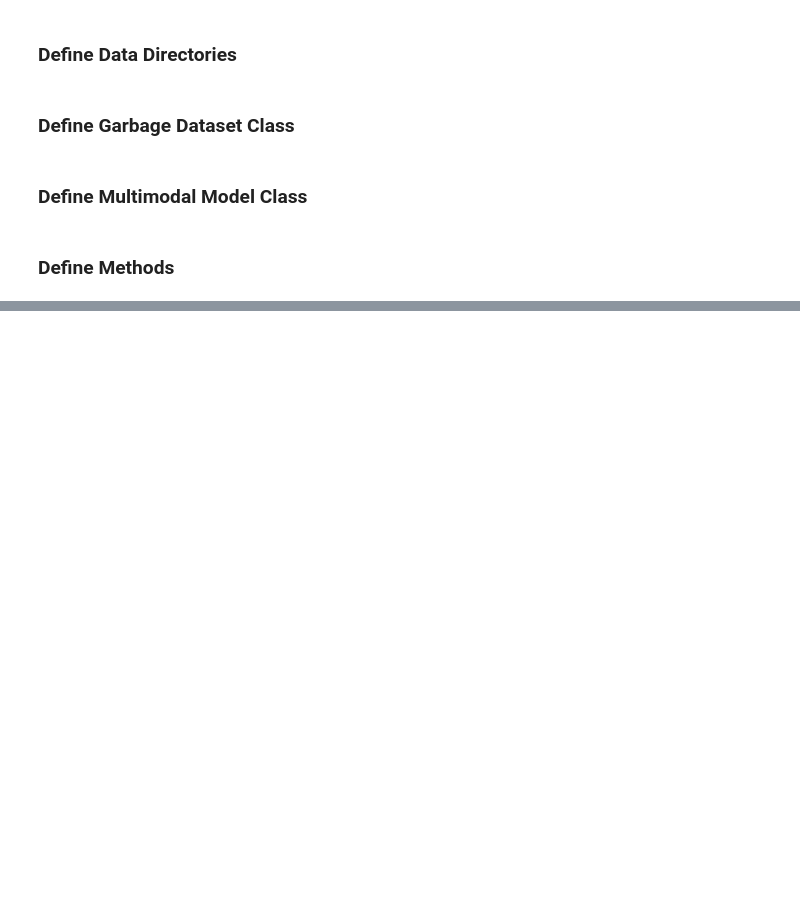
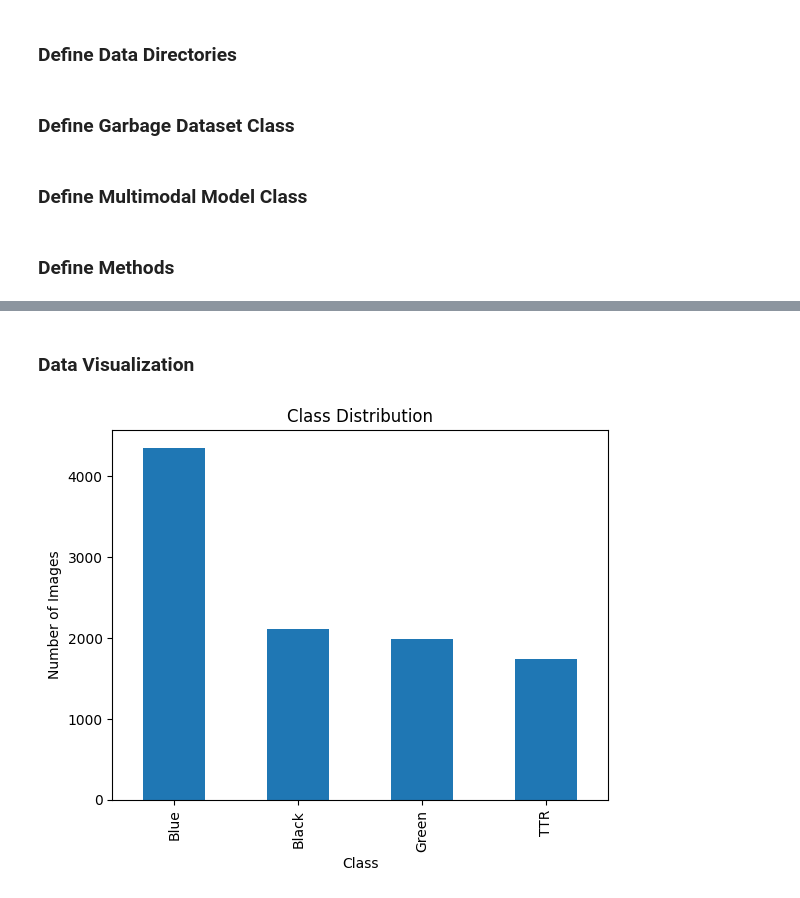
Before and after one commit to tamikazi/Garbage-Classification, a Jupyter notebook: src/garbage_classification.ipynb, the cells around one changed output, grey strips where cells are left out. Saved outputs shown, nothing was run; the diff lists cells and outputs as text; code cells hidden in the pictures; blank space fills up the shorter version.

Commit message:
add bar chart for data visualization

```diff
--- a/src/garbage_classification.ipynb
+++ b/src/garbage_classification.ipynb
@@ -32,10 +34,9 @@ valset_dir = 'data/enel645_2024f/garbage_data/CVPR_2024_dataset_Val'
 testset_dir = 'data/enel645_2024f/garbage_data/CVPR_2024_dataset_Test'
 '''
 
-'''trainset_dir = 'C:/Users/Shaakira Gadiwan/Documents/enel645/Garbage-Classification/data/garbage_data/CVPR_2024_dataset_Train'
+trainset_dir = 'C:/Users/Shaakira Gadiwan/Documents/enel645/Garbage-Classification/data/garbage_data/CVPR_2024_dataset_Train'
 valset_dir = 'C:/Users/Shaakira Gadiwan/Documents/enel645/Garbage-Classification/data/garbage_data/CVPR_2024_dataset_Val'
 testset_dir = 'C:/Users/Shaakira Gadiwan/Documents/enel645/Garbage-Classification/data/garbage_data/CVPR_2024_dataset_Test'
-'''
 # %% [markdown]
 ### Define Garbage Dataset Class
 # %%
@@ -179,3 +198,14 @@ print(testset_df.tail())
+# %% [markdown]
+### Data Visualization
+# %%
+class_counts = trainset_df['label'].value_counts()
+class_counts.plot(kind='bar')
+plt.title('Class Distribution')
+plt.xlabel('Class')
+plt.ylabel('Number of Images')
+plt.show()
+# %% [output]
+[figure, added]
 # %%
 # Create the training data set and retrieve it's statistics
 batch_size = 256
```
Also changed, not shown: parts of 3 cells of this notebook.
